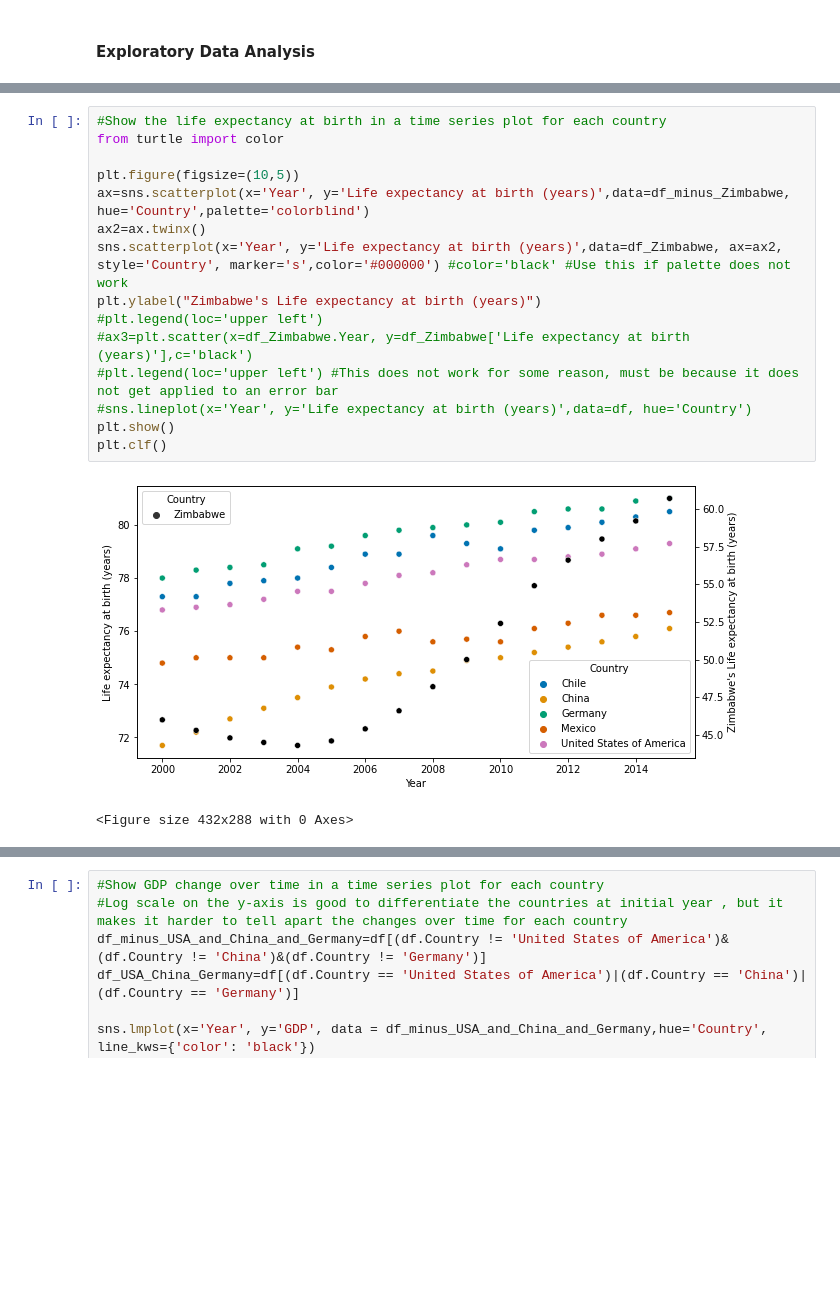
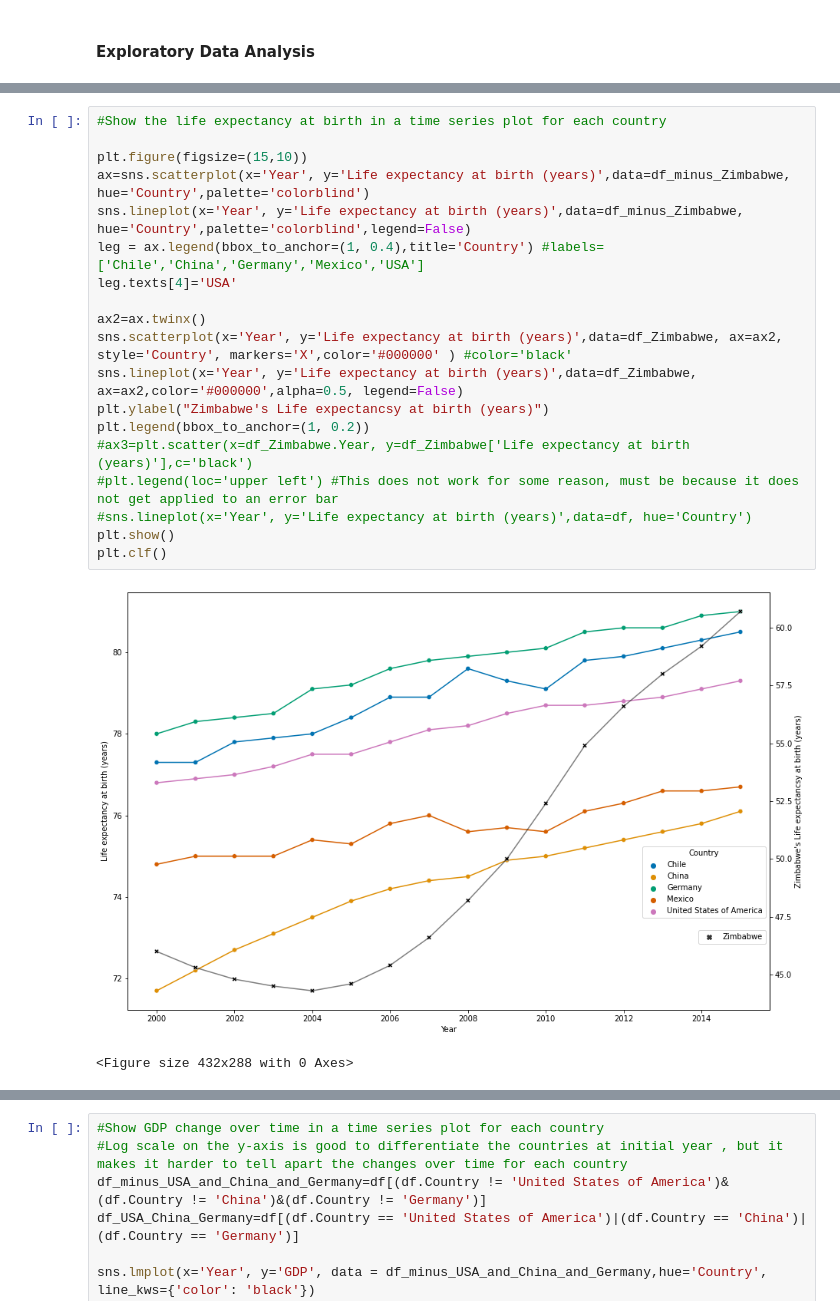
Before and after one commit to egecalay/Life-Expectancy-and-GDP, a Jupyter notebook: life_expectancy_gdp.ipynb, the cells around one changed output, grey strips where cells are left out. Saved outputs shown, nothing was run; the diff lists cells and outputs as text; blank space fills up the shorter version.

Commit message:
life expectancy plot done

```diff
--- a/life_expectancy_gdp.ipynb
+++ b/life_expectancy_gdp.ipynb
@@ -79,18 +82,22 @@ plt.clf()
 # %%
 #Show the life expectancy at birth in a time series plot for each country
-from turtle import color
 
-plt.figure(figsize=(10,5))
+plt.figure(figsize=(15,10))
 ax=sns.scatterplot(x='Year', y='Life expectancy at birth (years)',data=df_minus_Zimbabwe, hue='Country',palette='colorblind')
+sns.lineplot(x='Year', y='Life expectancy at birth (years)',data=df_minus_Zimbabwe, hue='Country',palette='colorblind',legend=False)
+leg = ax.legend(bbox_to_anchor=(1, 0.4),title='Country') #labels=['Chile','China','Germany','Mexico','USA']
+leg.texts[4]='USA'
+
 ax2=ax.twinx()
-sns.scatterplot(x='Year', y='Life expectancy at birth (years)',data=df_Zimbabwe, ax=ax2, style='Country', marker='s',color='#000000') #color='black' #Use this if palette does not work
-plt.ylabel("Zimbabwe's Life expectancy at birth (years)")
-#plt.legend(loc='upper left')
+sns.scatterplot(x='Year', y='Life expectancy at birth (years)',data=df_Zimbabwe, ax=ax2, style='Country', markers='X',color='#000000' ) #color='black'
+sns.lineplot(x='Year', y='Life expectancy at birth (years)',data=df_Zimbabwe, ax=ax2,color='#000000',alpha=0.5, legend=False)
+plt.ylabel("Zimbabwe's Life expectancsy at birth (years)")
+plt.legend(bbox_to_anchor=(1, 0.2))
 #ax3=plt.scatter(x=df_Zimbabwe.Year, y=df_Zimbabwe['Life expectancy at birth (years)'],c='black')
 #plt.legend(loc='upper left') #This does not work for some reason, must be because it does not get applied to an error bar
 #sns.lineplot(x='Year', y='Life expectancy at birth (years)',data=df, hue='Country')
 plt.show()
 plt.clf()
 # %% [output]
-[figure, old version]
+[figure, new version]
 <Figure size 432x288 with 0 Axes>
```
Also changed, not shown: parts of 4 cells of this notebook.
